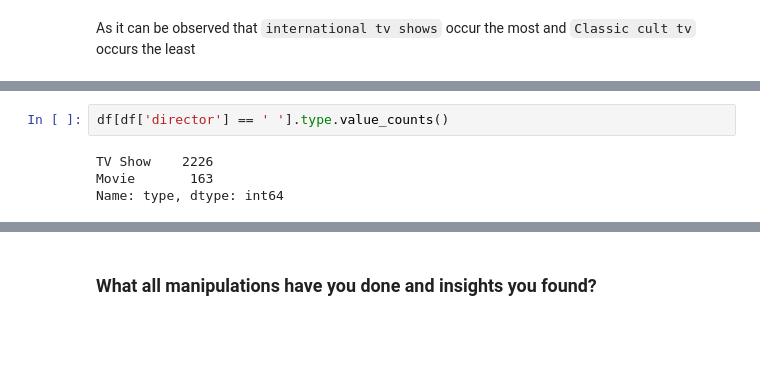
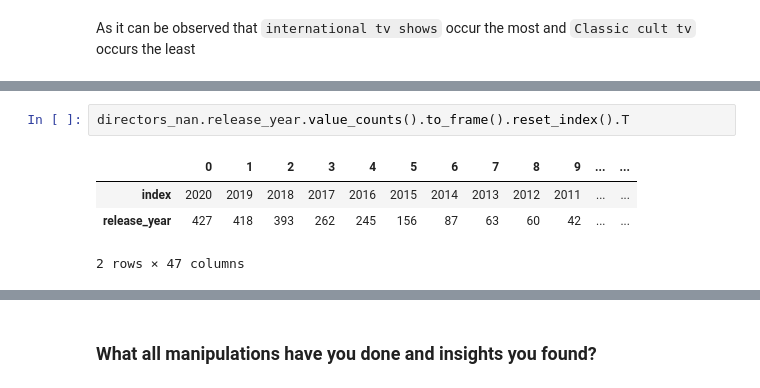
Before and after one commit to 007tickooayush/ML-Unsupervised-Netflix-Clustering-Recommendation-Project, a Jupyter notebook: Ayush_Tickoo_ML_Capstone_Unsupervised_Project.ipynb, the cells around one changed output, grey strips where cells are left out. Saved outputs shown, nothing was run; the diff lists cells and outputs as text; blank space fills up the shorter version.

```diff
--- a/Ayush_Tickoo_ML_Capstone_Unsupervised_Project.ipynb
+++ b/Ayush_Tickoo_ML_Capstone_Unsupervised_Project.ipynb
@@ -483,6 +521,7 @@ Name: release_year, dtype: int64
-# %%
-df[df['director'] == ' '].type.value_counts()
-# %% [output]
-TV Show    2226
-Movie       163
-Name: type, dtype: int64
+# %%
+directors_nan.release_year.value_counts().to_frame().reset_index().T
+# %% [output]
+|  | 0 | 1 | 2 | 3 | 4 | 5 | 6 | 7 | 8 | 9 | ... | ... |
+| index | 2020 | 2019 | 2018 | 2017 | 2016 | 2015 | 2014 | 2013 | 2012 | 2011 | ... | ... |
+| release_year | 427 | 418 | 393 | 262 | 245 | 156 | 87 | 63 | 60 | 42 | ... | ... |
+2 rows × 47 columns
```
Also changed, not shown: parts of 32 cells of this notebook.
